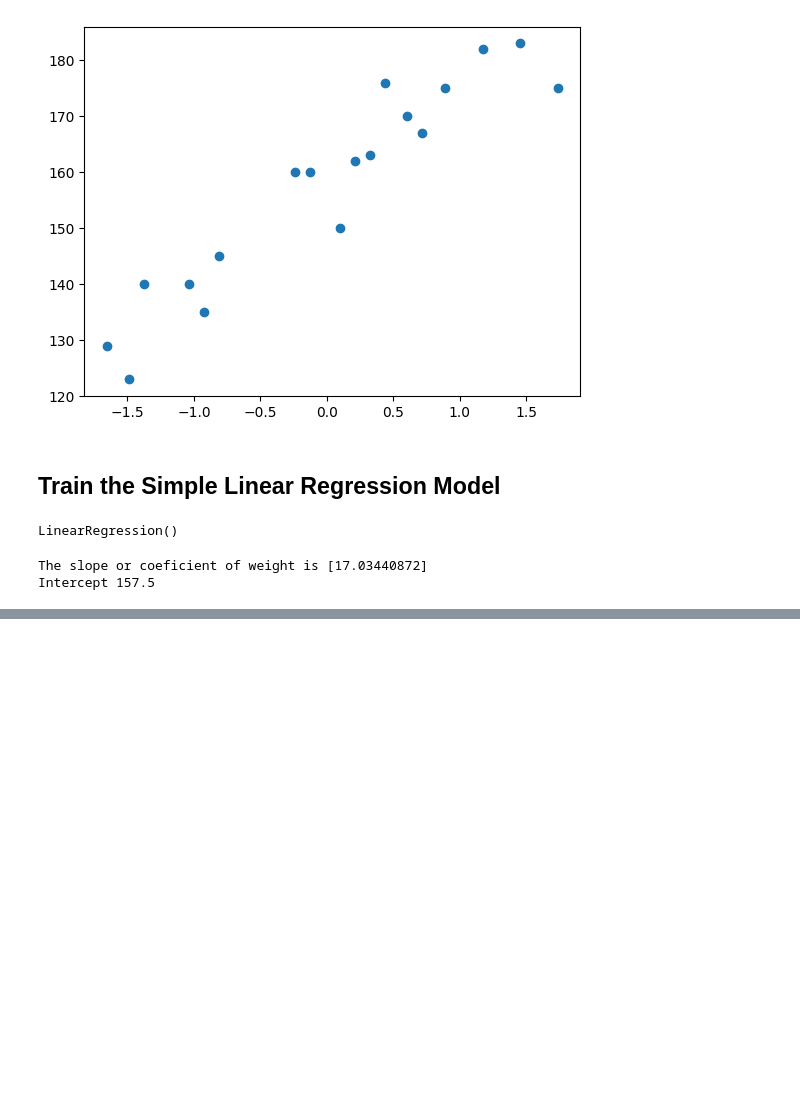
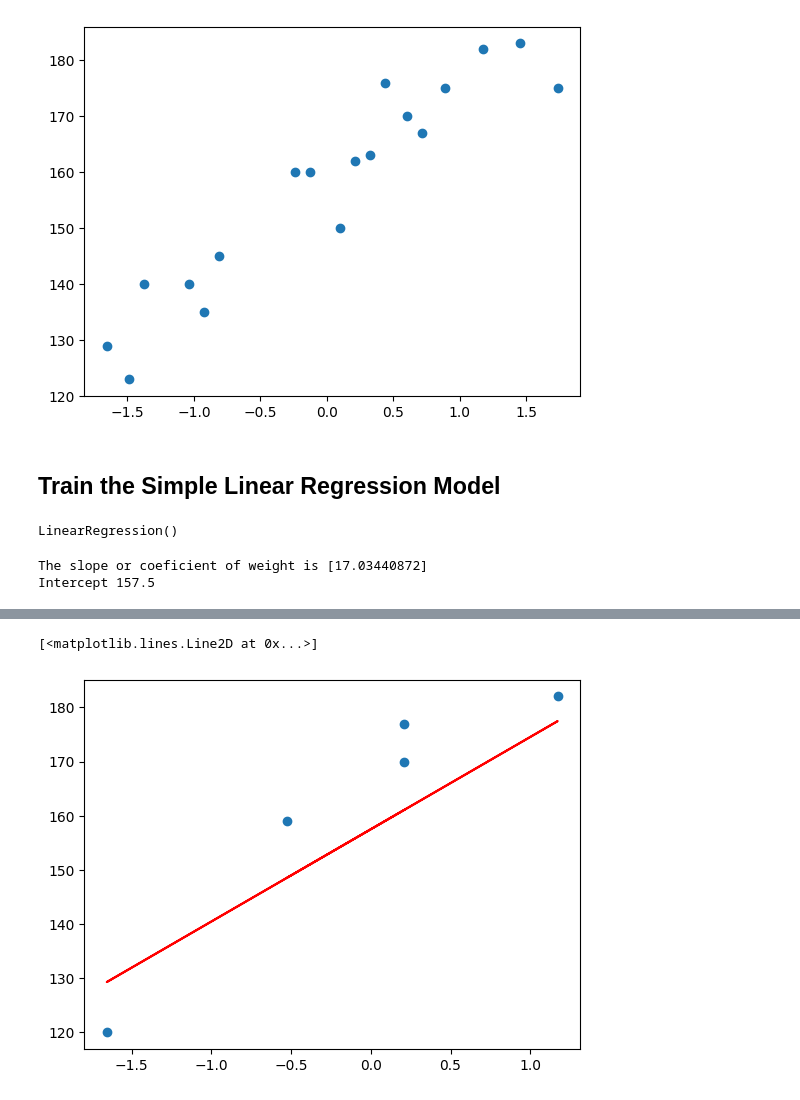
Before and after one commit to dishita30/MachineLearning, a Jupyter notebook: Simple-Linear-Regression/Simple_Linear_regression.ipynb, the cells around one changed output, grey strips where cells are left out. Saved outputs shown, nothing was run; the diff lists cells and outputs as text; code cells hidden in the pictures; blank space fills up the shorter version.

```diff
--- a/Simple-Linear-Regression/Simple_Linear_regression.ipynb
+++ b/Simple-Linear-Regression/Simple_Linear_regression.ipynb
@@ -142,0 +170,6 @@ Intercept 157.5
+# %%
+plt.scatter(X_test,Y_test)
+plt.plot(X_test,regressor.predict(X_test),'r')
+# %% [output]
+[<matplotlib.lines.Line2D at 0x...>]
+[figure, added]
```
Also changed, not shown: parts of 28 cells of this notebook.
